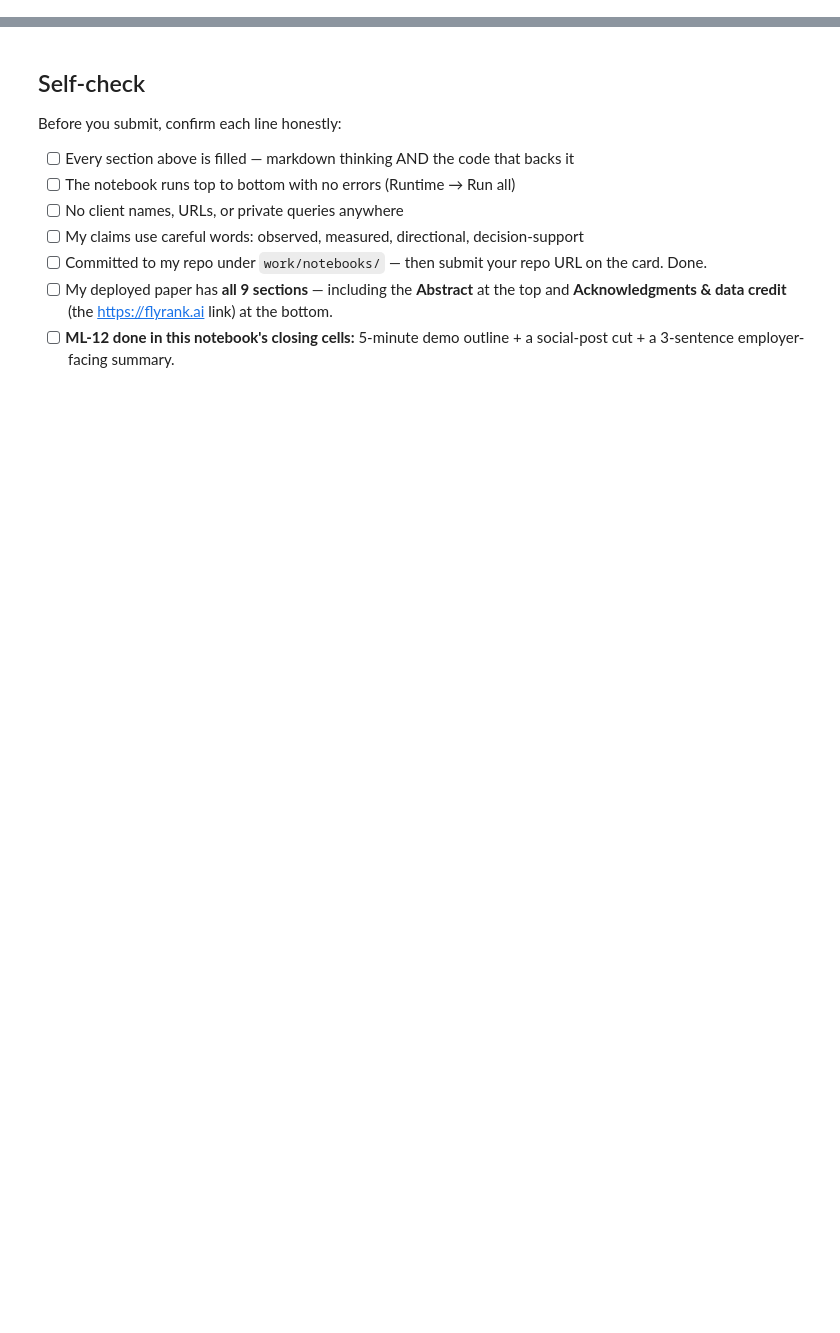
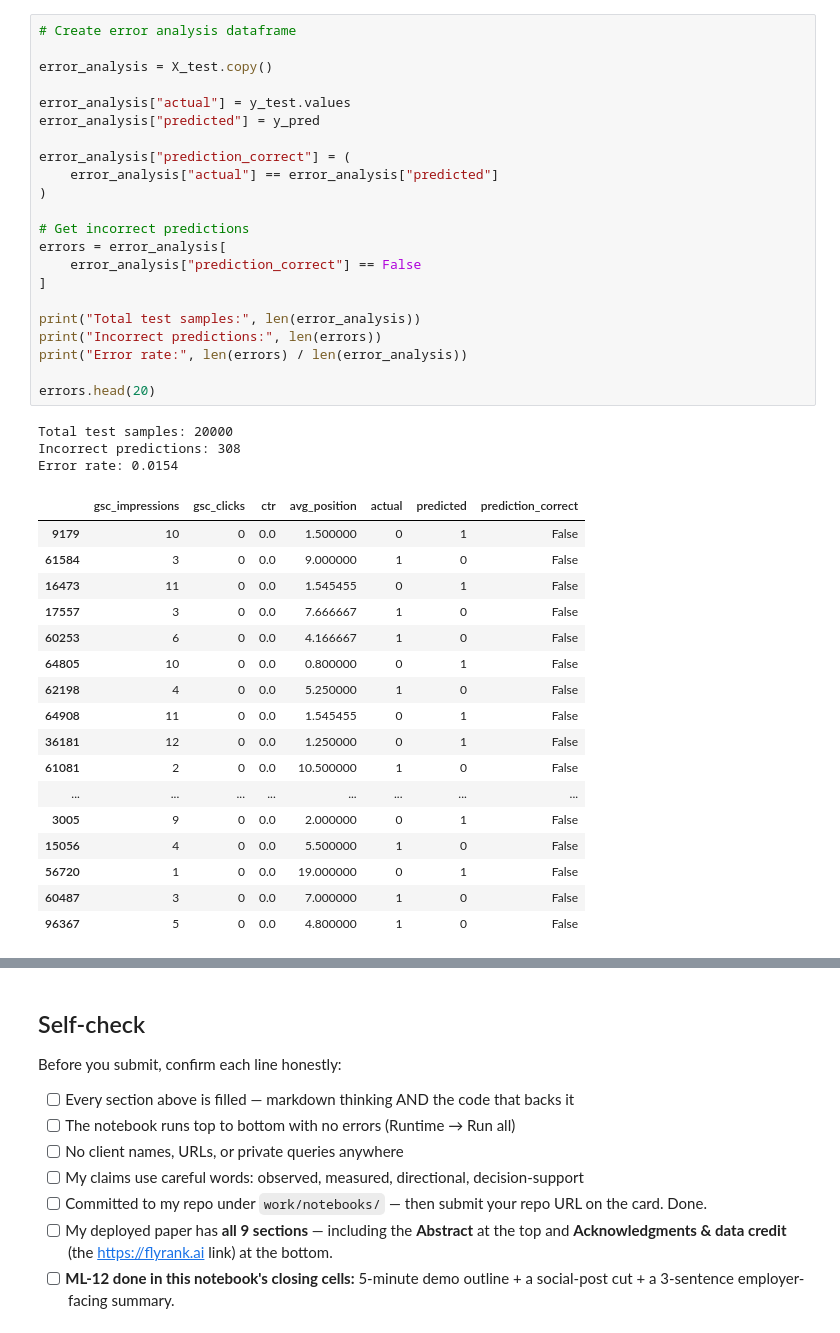
Before and after one commit to GauriKale1328/flyrank-assignment, a Jupyter notebook: work/notebooks/capstone.ipynb, the cells around one changed output, grey strips where cells are left out. Saved outputs shown, nothing was run; the diff lists cells and outputs as text; blank space fills up the shorter version.

```diff
--- a/work/notebooks/capstone.ipynb
+++ b/work/notebooks/capstone.ipynb
@@ -36,0 +446,43 @@ This skeleton is yours to fill. Work the sections **in order** — each one has
+# %%
+# Create error analysis dataframe
+
+error_analysis = X_test.copy()
+
+error_analysis["actual"] = y_test.values
+error_analysis["predicted"] = y_pred
+
+error_analysis["prediction_correct"] = (
+    error_analysis["actual"] == error_analysis["predicted"]
+)
+
+# Get incorrect predictions
+errors = error_analysis[
+    error_analysis["prediction_correct"] == False
+]
+
+print("Total test samples:", len(error_analysis))
+print("Incorrect predictions:", len(errors))
+print("Error rate:", len(errors) / len(error_analysis))
+
+errors.head(20)
+# %% [output]
+Total test samples: 20000
+Incorrect predictions: 308
+Error rate: 0.0154
+|  | gsc_impressions | gsc_clicks | ctr | avg_position | actual | predicted | prediction_correct |
+| 9179 | 10 | 0 | 0.0 | 1.500000 | 0 | 1 | False |
+| 61584 | 3 | 0 | 0.0 | 9.000000 | 1 | 0 | False |
+| 16473 | 11 | 0 | 0.0 | 1.545455 | 0 | 1 | False |
+| 17557 | 3 | 0 | 0.0 | 7.666667 | 1 | 0 | False |
+| 60253 | 6 | 0 | 0.0 | 4.166667 | 1 | 0 | False |
+| 64805 | 10 | 0 | 0.0 | 0.800000 | 0 | 1 | False |
+| 62198 | 4 | 0 | 0.0 | 5.250000 | 1 | 0 | False |
+| 64908 | 11 | 0 | 0.0 | 1.545455 | 0 | 1 | False |
+| 36181 | 12 | 0 | 0.0 | 1.250000 | 0 | 1 | False |
+| 61081 | 2 | 0 | 0.0 | 10.500000 | 1 | 0 | False |
+| ... | ... | ... | ... | ... | ... | ... | ... |
+| 3005 | 9 | 0 | 0.0 | 2.000000 | 0 | 1 | False |
+| 15056 | 4 | 0 | 0.0 | 5.500000 | 1 | 0 | False |
+| 56720 | 1 | 0 | 0.0 | 19.000000 | 0 | 1 | False |
+| 60487 | 3 | 0 | 0.0 | 7.000000 | 1 | 0 | False |
+| 96367 | 5 | 0 | 0.0 | 4.800000 | 1 | 0 | False |
```
Also changed, not shown: parts of 37 cells of this notebook.
